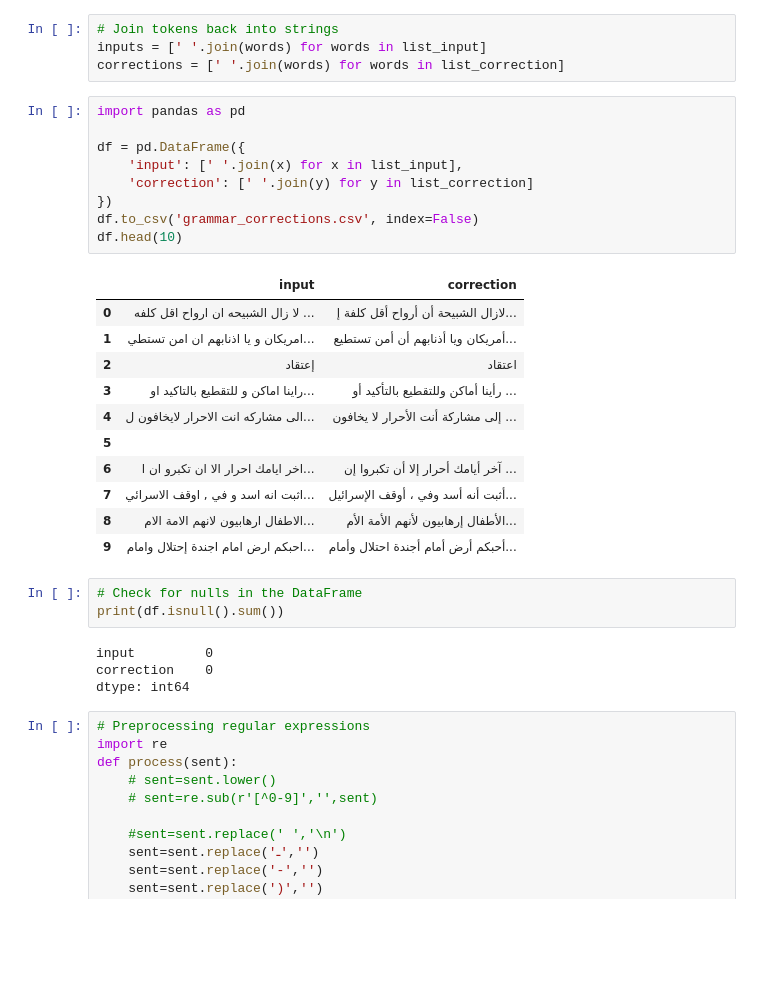
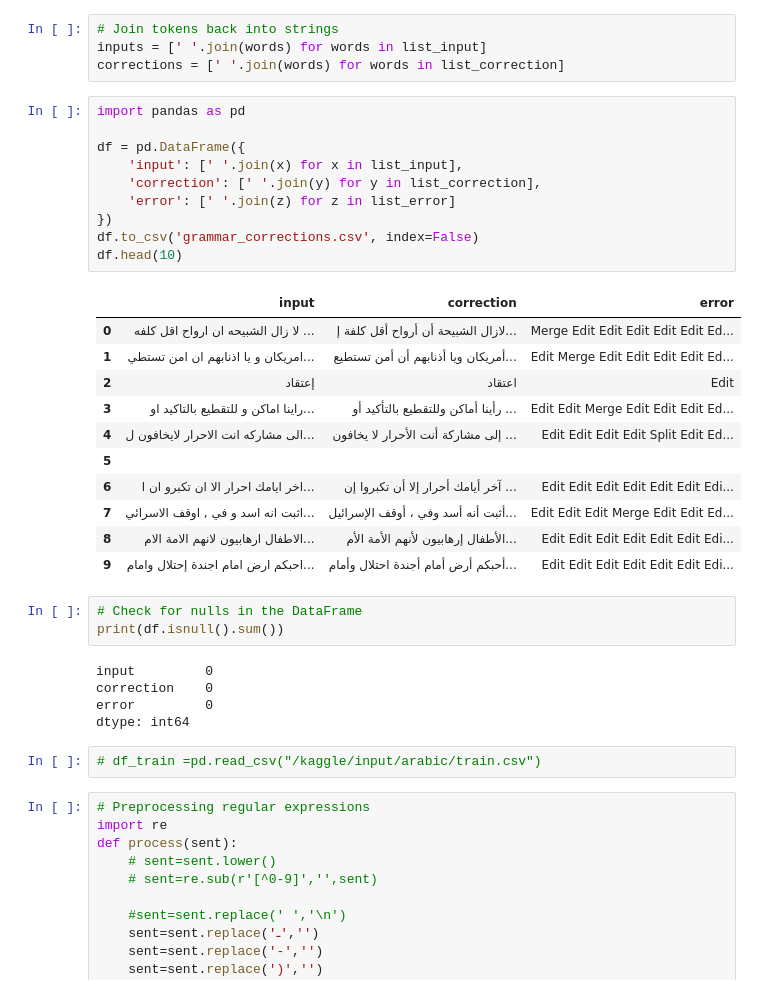
Before and after one commit to Abubakrhegazi/Arabic-Grammar-AutoCorrection, a Jupyter notebook: Arabic_GED_GEC.ipynb, the cells around one changed output. Drawn from its saved outputs; the diff is of its cells as text; blank space fills up the shorter version.

```diff
--- a/Arabic_GED_GEC.ipynb
+++ b/Arabic_GED_GEC.ipynb
@@ -208,31 +214,35 @@ corrections = [' '.join(words) for words in list_correction]
 # %%
 import pandas as pd
 
 df = pd.DataFrame({
     'input': [' '.join(x) for x in list_input],
-    'correction': [' '.join(y) for y in list_correction]
+    'correction': [' '.join(y) for y in list_correction],
+    'error': [' '.join(z) for z in list_error]
 })
 df.to_csv('grammar_corrections.csv', index=False)
 df.head(10)
 # %% [output]
-|  | input | correction |
-| 0 | لا زال الشبيحه ان ارواح اقل كلفه ... | لازال الشبيحة أن أرواح أقل كلفة إ... |
-| 1 | امريكان و يا اذنابهم ان امن تستطي... | أمريكان ويا أذنابهم أن أمن تستطيع... |
-| 2 | إعتقاد | اعتقاد |
-| 3 | راينا اماكن و للتقطيع بالتاكيد او... | رأينا أماكن وللتقطيع بالتأكيد أو ... |
-| 4 | الى مشاركه انت الاحرار لايخافون ل... | إلى مشاركة أنت الأحرار لا يخافون ... |
-| 5 |  |  |
-| 6 | اخر ايامك احرار الا ان تكبرو ان ا... | آخر أيامك أحرار إلا أن تكبروا إن ... |
-| 7 | اثبت انه اسد و في , اوقف الاسرائي... | أثبت أنه أسد وفي ، أوقف الإسرائيل... |
-| 8 | الاطفال ارهابيون لانهم الامة الام... | الأطفال إرهابيون لأنهم الأمة الأم... |
-| 9 | احبكم ارض امام اجندة إحتلال وامام... | أحبكم أرض أمام أجندة احتلال وأمام... |
+|  | input | correction | error |
+| 0 | لا زال الشبيحه ان ارواح اقل كلفه ... | لازال الشبيحة أن أرواح أقل كلفة إ... | Merge Edit Edit Edit Edit Edit Ed... |
+| 1 | امريكان و يا اذنابهم ان امن تستطي... | أمريكان ويا أذنابهم أن أمن تستطيع... | Edit Merge Edit Edit Edit Edit Ed... |
+| 2 | إعتقاد | اعتقاد | Edit |
+| 3 | راينا اماكن و للتقطيع بالتاكيد او... | رأينا أماكن وللتقطيع بالتأكيد أو ... | Edit Edit Merge Edit Edit Edit Ed... |
+| 4 | الى مشاركه انت الاحرار لايخافون ل... | إلى مشاركة أنت الأحرار لا يخافون ... | Edit Edit Edit Edit Split Edit Ed... |
+| 5 |  |  |  |
+| 6 | اخر ايامك احرار الا ان تكبرو ان ا... | آخر أيامك أحرار إلا أن تكبروا إن ... | Edit Edit Edit Edit Edit Edit Edi... |
+| 7 | اثبت انه اسد و في , اوقف الاسرائي... | أثبت أنه أسد وفي ، أوقف الإسرائيل... | Edit Edit Edit Merge Edit Edit Ed... |
+| 8 | الاطفال ارهابيون لانهم الامة الام... | الأطفال إرهابيون لأنهم الأمة الأم... | Edit Edit Edit Edit Edit Edit Edi... |
+| 9 | احبكم ارض امام اجندة إحتلال وامام... | أحبكم أرض أمام أجندة احتلال وأمام... | Edit Edit Edit Edit Edit Edit Edi... |
 # %%
 # Check for nulls in the DataFrame
 print(df.isnull().sum())
 # %% [output]
 input         0
 correction    0
+error         0
 dtype: int64
+# %%
+# df_train =pd.read_csv("/kaggle/input/arabic/train.csv")
 # %%
 # Preprocessing regular expressions
 import re
```
Also changed, not shown: parts of 11 cells of this notebook.
